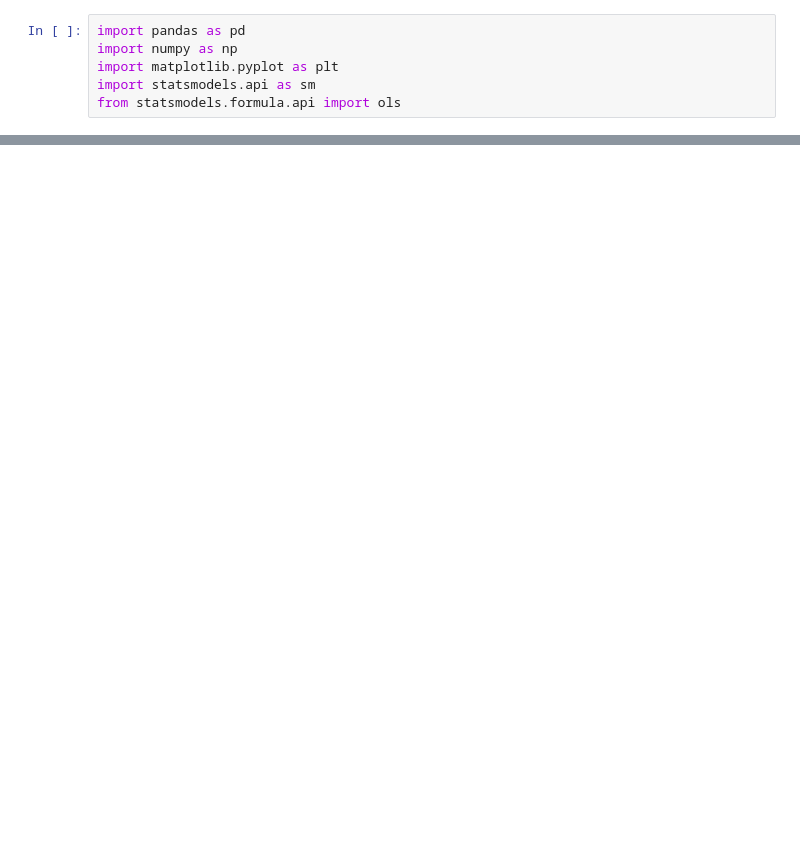
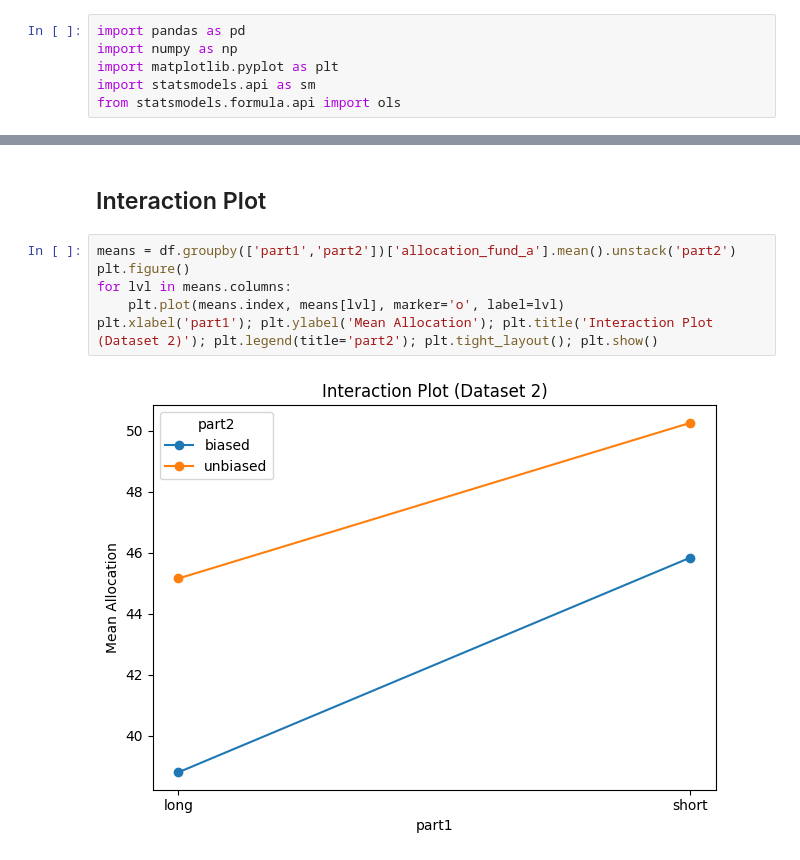
Before and after one commit to FeKapp/bachelorthesis-data-analysis, a Jupyter notebook: anova_analysis.ipynb, the cells around one changed output, grey strips where cells are left out. Saved outputs shown, nothing was run; the diff lists cells and outputs as text; blank space fills up the shorter version.

```diff
--- a/anova_analysis.ipynb
+++ b/anova_analysis.ipynb
@@ -23,0 +68,10 @@ ModuleNotFoundError: No module named 'ace_tools'
+# %% [markdown]
+## Interaction Plot
+# %%
+means = df.groupby(['part1','part2'])['allocation_fund_a'].mean().unstack('part2')
+plt.figure()
+for lvl in means.columns:
+    plt.plot(means.index, means[lvl], marker='o', label=lvl)
+plt.xlabel('part1'); plt.ylabel('Mean Allocation'); plt.title('Interaction Plot (Dataset 2)'); plt.legend(title='part2'); plt.tight_layout(); plt.show()
+# %% [output]
+[figure, added]
```
Also changed, not shown: parts of 9 cells of this notebook, 2 other files.
